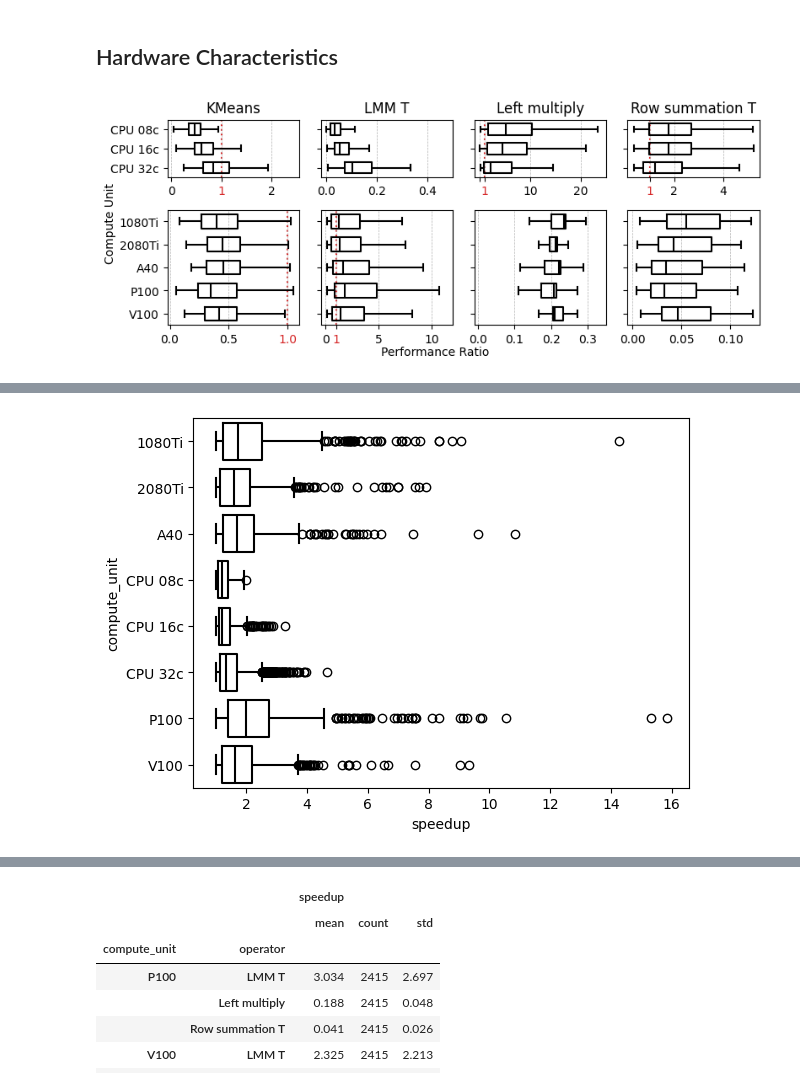
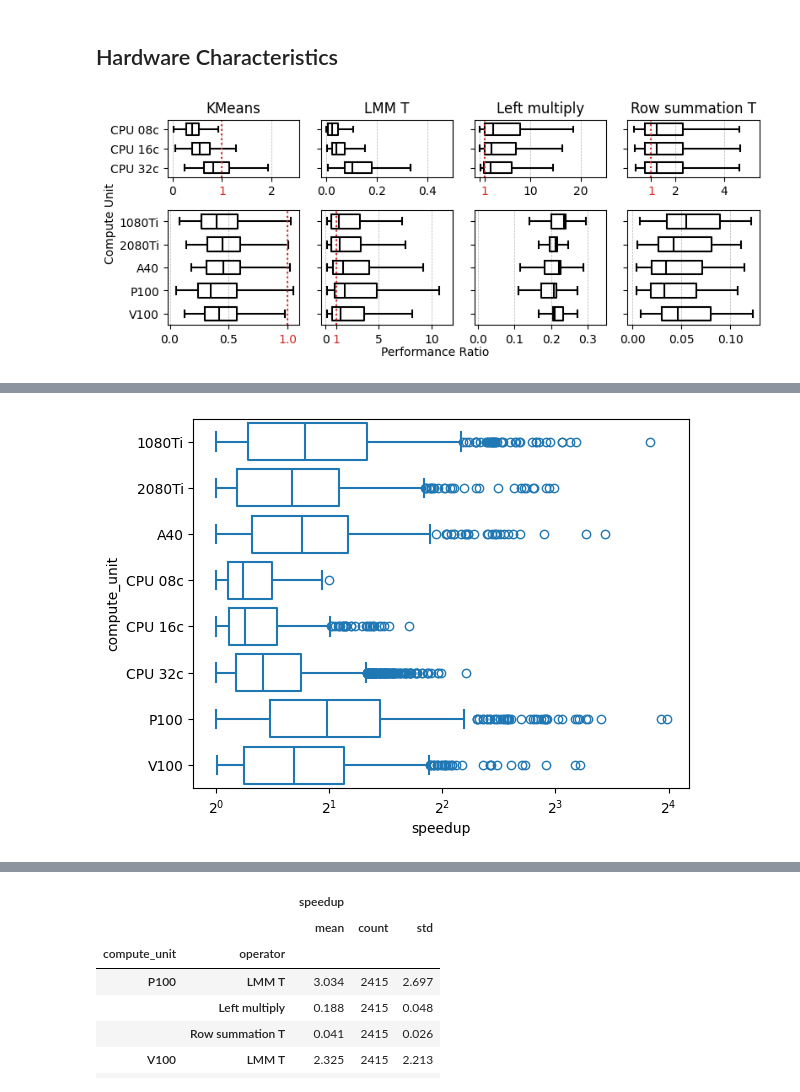
Before and after one commit to ptemarvelde/msc-thesis-figures, a Jupyter notebook: cost-estimation/motivation.ipynb, the cells around one changed output, grey strips where cells are left out. Drawn from its saved outputs; the diff is of its cells as text; code cells hidden in the pictures.

```diff
--- a/cost-estimation/motivation.ipynb
+++ b/cost-estimation/motivation.ipynb
@@ -3,8 +3,8 @@ from figure_utils import *
 import pandas as pd
 import seaborn as sns
 import matplotlib.pyplot as plt
-
-runtime_df = pd.read_parquet(f"{RUNTIME_DIR}/preprocessed.parquet")
+SAVE = False
+runtime_df = pd.read_parquet(f"{RESULT_DIR}/preprocessed.parquet")
 gpu_mapping = {'2080': '2080Ti', '1080': '1080Ti', 'a40': 'A40', 'p100': 'P100', 'v100': 'V100'}
 runtime_df = runtime_df[(runtime_df.dataset_type == 'synthetic') & (~runtime_df.operator.isin(['Noop', 'Materialization']))]
 
@@ -89,7 +89,6 @@ kwargs = dict(
     fliersize=0,
     color="black",
     width=0.6,
-    zorder=2,
 )
 
 for axs, (compute_type, sub_df) in zip(axes, df[df.operator.isin(operators)].groupby("compute_type")):
@@ -103,7 +102,9 @@ for axs, (compute_type, sub_df) in zip(axes, df[df.operator.isin(operators)].gro
         ax.set_xlabel("")
         ax.set_ylabel("")
         ax.grid(True, axis='x', linestyle='--', linewidth=0.5)
-        ax.axvline(1.0, linestyle='dotted', color='tab:red', zorder=1)
+        ax.axvline(1.0, linestyle='dotted', color='tab:red')
+        ax.set_axisbelow(True)
+
         if compute_type == "cpu":
             ax.set_title(operator)
 
@@ -140,9 +141,10 @@ for axs, (compute_type, sub_df) in zip(axes, df[df.operator.isin(operators)].gro
                 ax.set_xlim(-0.005, 0.13)
 
 plt.tight_layout()
-fig.savefig(f"{LATEX_PROJECT_BASE_PATH}/chapters/05_cost_estimation/figures/motivation_speedup_per_operator_per_gpu.pdf", bbox_inches="tight")
+if SAVE or False:
+    fig.savefig(f"{LATEX_PROJECT_BASE_PATH}/chapters/05_cost_estimation/figures/motivation_speedup_per_operator_per_gpu.pdf", bbox_inches="tight")
 # %% [output]
-[figure, old version]
+[figure, new version]
 # %%
 avg_speedup_df = df[(df.label & df.operator.isin(MODEL_OPERATORS))].groupby(["compute_unit"]).agg({"speedup": ["mean", "count", "std"]})
 avg_speedup_df = avg_speedup_df.reindex(columns=[("speedup", "mean"), ("speedup", "std"), ("speedup", "count")]).speedup.reset_index()
@@ -186,12 +189,13 @@ V100 & 1.95 & 1.13 & 404 & 4.18\% \\
 \bottomrule
 \end{tabular}
 # %%
-avg_speedup_df = df[(df.label & df.operator.isin(MODEL_OPERATORS))].groupby(["compute_unit"]).agg({"speedup": ["mean", "count", "std"]})
-avg_speedup_df = avg_speedup_df.reindex(columns=[("speedup", "mean"), ("speedup", "std"), ("speedup", "count")]).speedup.reset_index()
-avg_speedup_df['pct_with_speedup'] = (avg_speedup_df['count'] / 9660 * 100).apply(lambda x: f"{x:.2f}\%")
 avg_speedup_df = avg_speedup_df.reindex(index=[3,4,5,0,1,2,6,7])
 ax = sns.boxplot(df[(df.label & df.operator.isin(MODEL_OPERATORS))], y='compute_unit', x='speedup',
             # errorbar='sd',
-            fill = None, color="black")
+            fill = None,
+            # color="black",
+            # hue='operator',
+            )
+ax.set_xscale('log', base=2)
 # %% [output]
-[figure, old version]
+[figure, new version]
```
Also changed, not shown: parts of 3 cells of this notebook, 4 other files.
